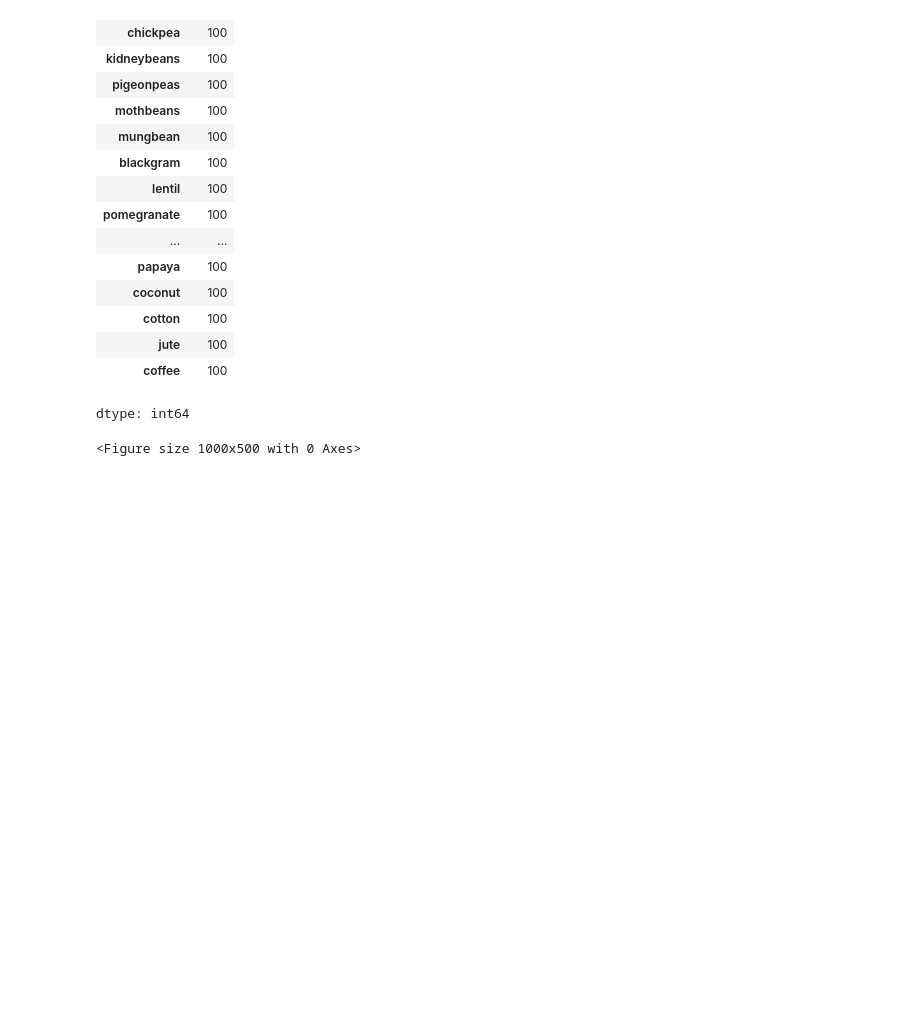
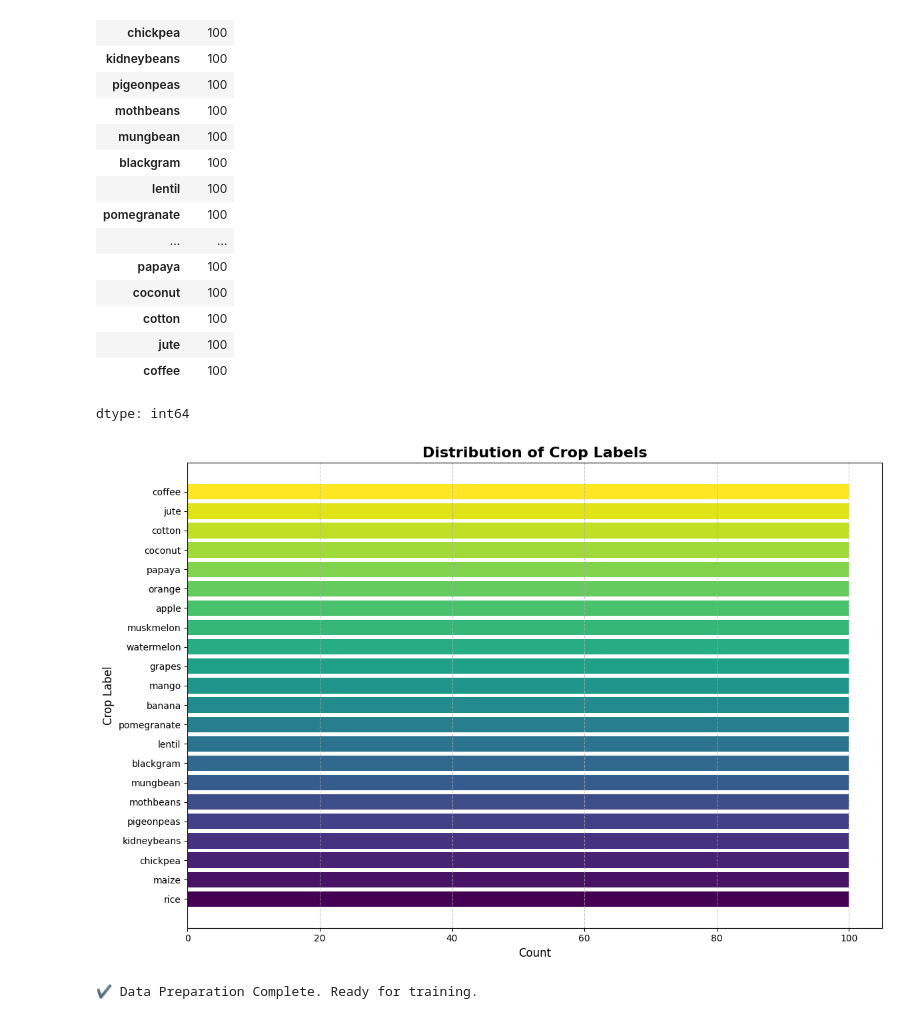
Before and after one commit to kailashchaudhary-p/Data-Science-Learning, a Jupyter notebook: Agri_Advisor.ipynb, the cells around one changed output. Cells and saved outputs as stored; diff of their text form; code cells hidden in the pictures; blank space fills up the shorter version.

```diff
--- a/Agri_Advisor.ipynb
+++ b/Agri_Advisor.ipynb
@@ -4,12 +4,19 @@
 import pandas as pd
 import numpy as np
 import matplotlib.pyplot as plt
+import joblib
 from sklearn.model_selection import train_test_split
-from sklearn.preprocessing import StandardScaler
-from sklearn.metrics import accuracy_score
+from sklearn.preprocessing import StandardScaler, LabelEncoder
+from sklearn.metrics import accuracy_score, precision_score, recall_score, f1_score, confusion_matrix, classification_report
 from sklearn.tree import DecisionTreeClassifier
 from sklearn.ensemble import RandomForestClassifier
 from sklearn.neighbors import KNeighborsClassifier
 from sklearn.linear_model import LogisticRegression
 from sklearn.svm import SVC
-from sklearn.metrics import confusion_matrix,classification_report
+
+# Loading the primary dataset
+try:
+    df = pd.read_csv("Crop_recommendation.csv")
+    print(f"✔ Dataset loaded successfully. Shape: {df.shape}")
+except Exception as e:
+    print(f"❌ Error loading dataset: {e}")
@@ -104,12 +105,38 @@ df.label.value_counts()
 | jute | 100 |
 | coffee | 100 |
 dtype: int64
-# %%
-plt.figure(figsize=(10,5))
-df.plot(kind='bar',color="blue")
-plt.title("Distribution of Crop Labels")
-plt.xlabel("Crop Label")
-plt.ylabel("Count")
-plt.show()
-# %% [output]
-<Figure size 1000x500 with 0 Axes>
+# %%
+# Visualizing Target Distribution
+counts = df['label'].value_counts()
+plt.figure(figsize=(12, 8))
+plt.barh(counts.index, counts.values, color=plt.cm.viridis(np.linspace(0, 1, len(counts))))
+plt.title("Distribution of Crop Labels", fontsize=16, fontweight='bold')
+plt.xlabel("Count", fontsize=12)
+plt.ylabel("Crop Label", fontsize=12)
+plt.grid(axis='x', linestyle='--', alpha=0.7)
+plt.tight_layout()
+plt.show()
+# %% [output]
+[figure, added]
+# %%
+### Section 3: Data Preprocessing and Feature Engineering
+
+# Separating features and target variable
+X = df.drop('label', axis=1)
+y = df['label']
+
+# Encoding Categorical Labels into Numerical format
+le = LabelEncoder()
+y_encoded = le.fit_transform(y)
+
+# Splitting the dataset (80% Training, 20% Testing)
+X_train, X_test, y_train, y_test = train_test_split(X, y_encoded, test_size=0.2, random_state=42)
+
+# Feature Scaling for models sensitive to magnitude
+scaler = StandardScaler()
+X_train_scaled = scaler.fit_transform(X_train)
+X_test_scaled = scaler.transform(X_test)
+
+print("✔ Data Preparation Complete. Ready for training.")
+# %% [output]
+✔ Data Preparation Complete. Ready for training.
```
Also changed, not shown: parts of 23 cells of this notebook.
